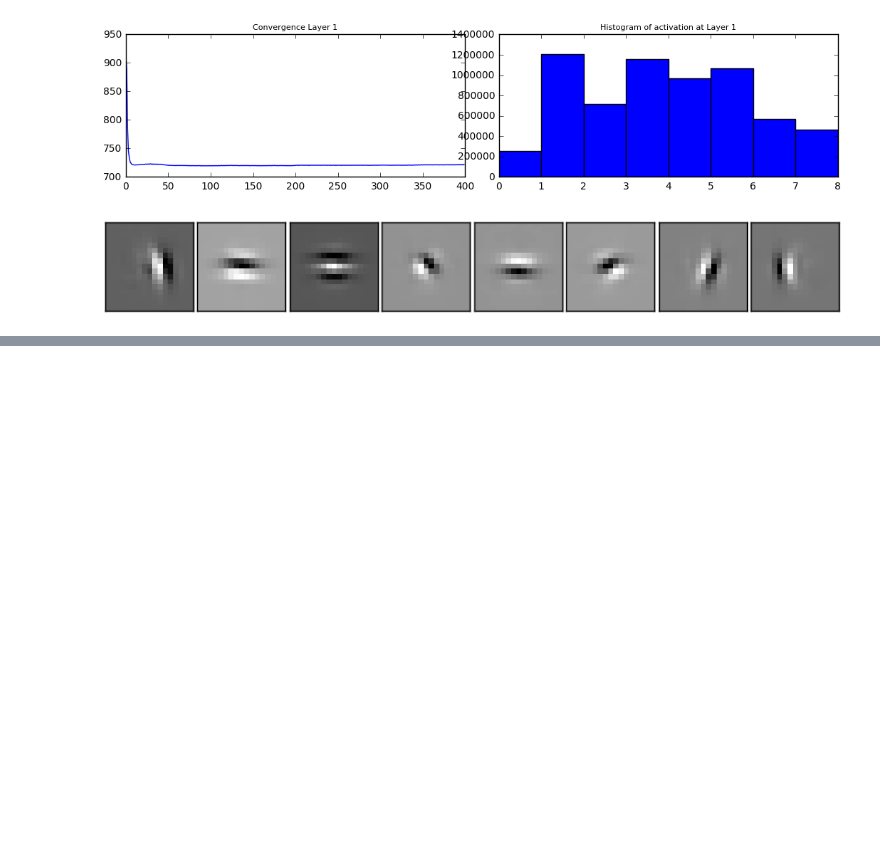
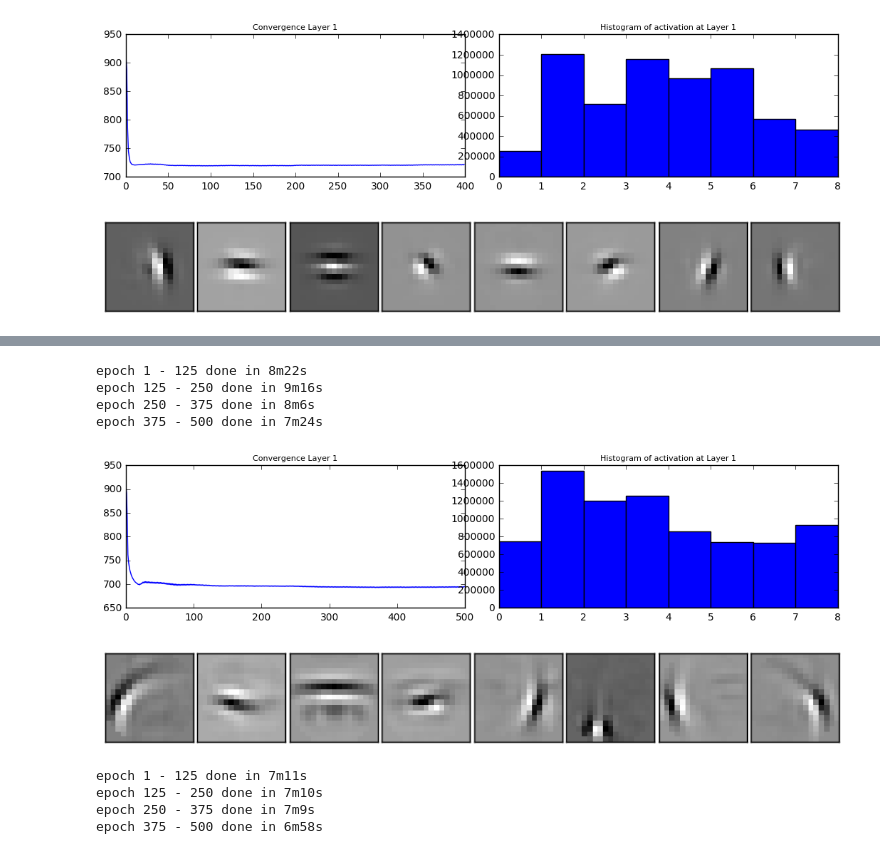
Before and after one commit to VictorBoutin/CHAMP, a Jupyter notebook: Probe/UseExample.ipynb, the cells around one changed output, grey strips where cells are left out. Drawn from its saved outputs; the diff is of its cells as text; code cells hidden in the pictures; blank space fills up the shorter version.

```diff
--- a/Probe/UseExample.ipynb
+++ b/Probe/UseExample.ipynb
@@ -58,0 +60,24 @@ DisplayDico(ChampLayer.dictionary)
+# %%
+ChampLayer = CHAMP_Layer(l0_sparseness=40,sigma=1, nb_dico=8,verbose=4,\
+                         dico_size=(17,17),doSym=False, FilterStyle='GaussianBinaryMagic', MaskMod='Residual')
+dico = ChampLayer.TrainLayer(training_set, eta=0.01, eta_homeo=None,nb_epoch=500)
+# %% [output]
+epoch 1 - 125 done in 8m22s
+epoch 125 - 250 done in 9m16s
+epoch 250 - 375 done in 8m6s
+epoch 375 - 500 done in 7m24s
+# %%
+DisplayConvergenceCHAMP(ChampLayer,['error','histo'])
+DisplayDico(ChampLayer.dictionary)
+# %% [output]
+[figure, added]
+[figure, added]
+# %%
+ChampLayer = CHAMP_Layer(l0_sparseness=40,sigma=1, nb_dico=8,verbose=4,\
+                         dico_size=(17,17),doSym=False, FilterStyle='Gaussian', MaskMod='Residual')
+dico = ChampLayer.TrainLayer(training_set, eta=0.01, eta_homeo=None,nb_epoch=500)
+# %% [output]
+epoch 1 - 125 done in 7m11s
+epoch 125 - 250 done in 7m10s
+epoch 250 - 375 done in 7m9s
+epoch 375 - 500 done in 6m58s
```
Also changed, not shown: parts of 101 cells of this notebook.
